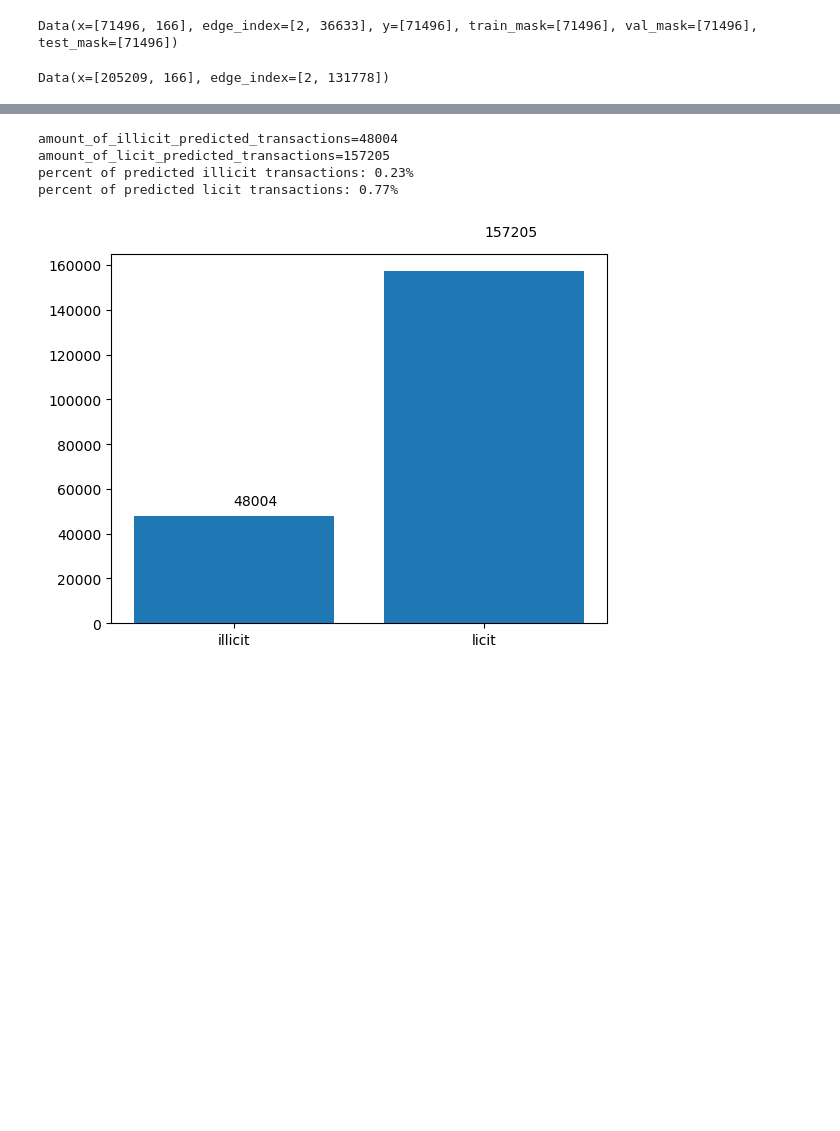
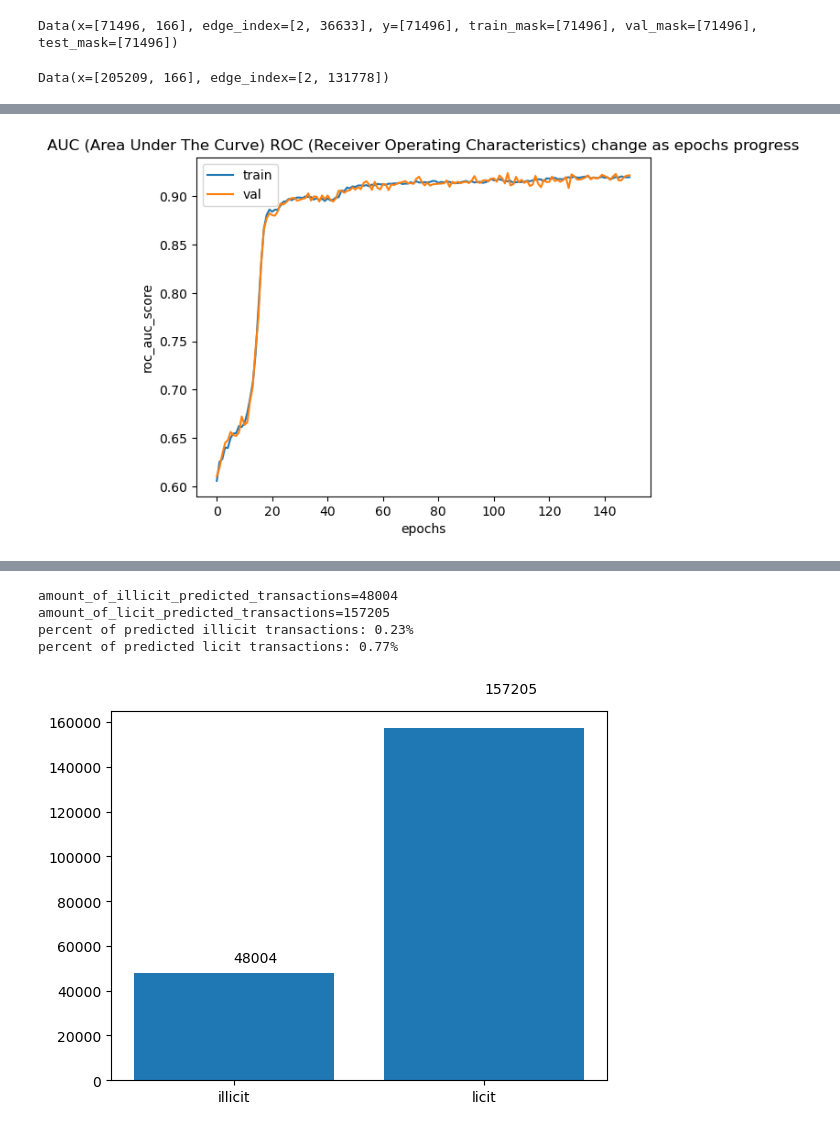
Before and after one commit to codespaghettifier/illicit_transaction_detection, a Jupyter notebook: gnn/GNN_augmented_local_with_masks.ipynb, the cells around one changed output, grey strips where cells are left out. Cells and saved outputs as stored; diff of their text form; code cells hidden in the pictures; blank space fills up the shorter version.

```diff
--- a/gnn/GNN_augmented_local_with_masks.ipynb
+++ b/gnn/GNN_augmented_local_with_masks.ipynb
@@ -326,0 +374,13 @@ model.load_state_dict(torch.load('gnn_augmented_model'))
+# %%
+def show_auc_roc(train_auc_values, val_auc_values):
+    plt.plot(range(epochs_amount), train_auc_values, label= "train")
+    plt.plot(range(epochs_amount), val_auc_values, label= "val")
+    plt.xlabel("epochs")
+    plt.ylabel("roc_auc_score")
+    plt.title("AUC (Area Under The Curve) ROC (Receiver Operating Characteristics) change as epochs progress")
+    plt.legend()
+    plt.show()
+# %%
+show_auc_roc(train_auc_values, val_auc_values)
+# %% [output]
+[figure, added]
```
Also changed, not shown: parts of 27 cells of this notebook, 3 other files.
